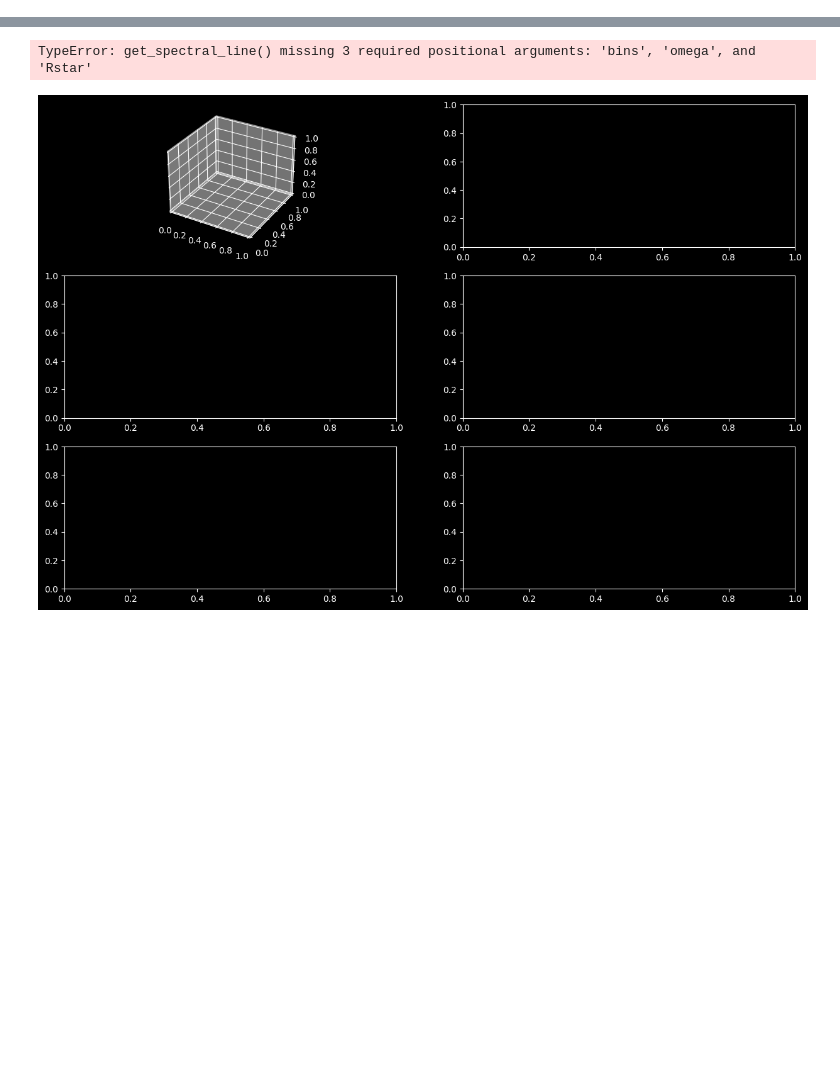
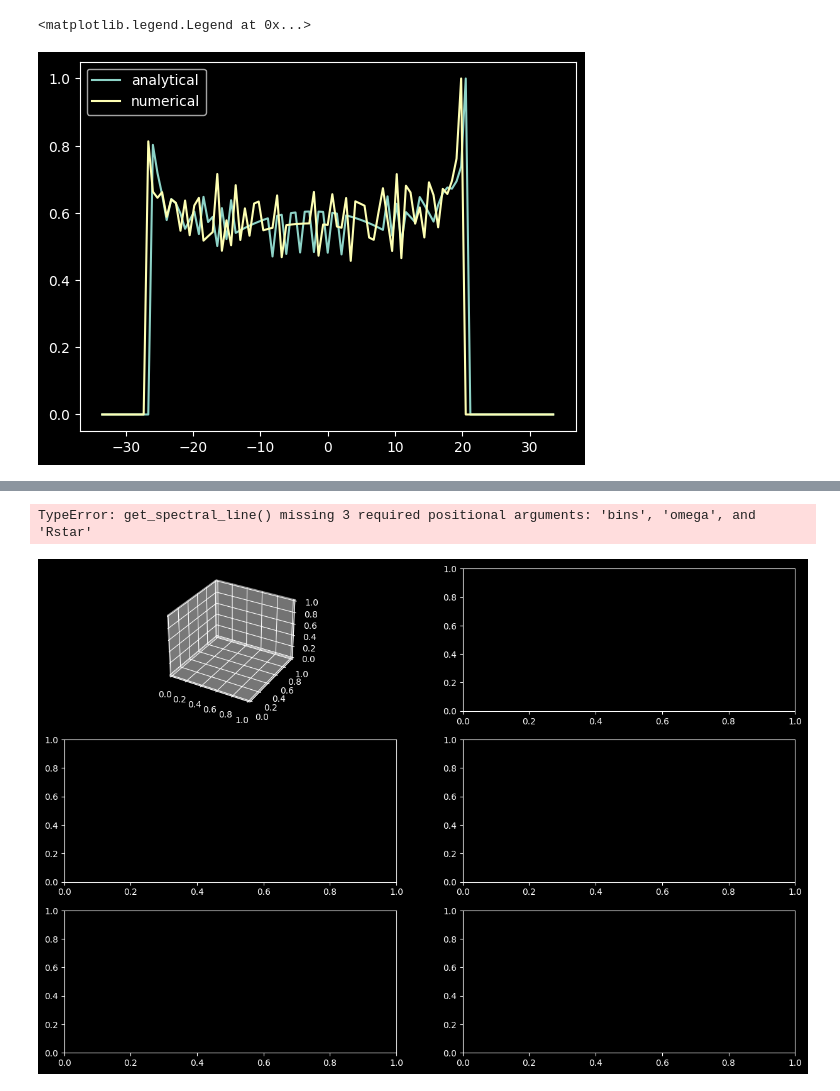
Before and after one commit to ekaterinailin/2023_10_Oblique_Ring, a Jupyter notebook: simple_calcs.ipynb, the cells around one changed output, grey strips where cells are left out. Drawn from its saved outputs; the diff is of its cells as text; code cells hidden in the pictures; blank space fills up the shorter version.

Commit message:
auroral ring class works

```diff
--- a/simple_calcs.ipynb
+++ b/simple_calcs.ipynb
@@ -232,7 +117,7 @@ class AuroralRing:
     """
 
     # init function takes the parameters of the ring and sets up the phi array
-    def __init__(self, i_rot, i_mag, latitude, width, Rstar, P_rot, N=1000):
+    def __init__(self, i_rot, i_mag, latitude, width, Rstar, P_rot, N=1000, gridsize=int(1e5), norm=10):
         """Initialize the AuroralRing class.
 
         Parameters
@@ -252,6 +137,11 @@ class AuroralRing:
         N : int
             The number of phase angles to use for the ring.
             The same is used for the velocity bins.
+        gridsize : int
+            The number of grid points to use for the numerical
+            calculation of the ring.
+        norm : float
+            The normalization factor to use for the flux.
         """
         self.i_rot = i_rot
         self.i_mag = i_mag
@@ -261,21 +151,26 @@ class AuroralRing:
         self.P_rot = P_rot
 
         # set up the phi array
-        self.phi = np.linspace(0, 2*np.pi, N)
+        self.phi = np.linspace(0, 2*np.pi, N*10)
 
         # calculate omega
         self.omega = 2 * np.pi / self.P_rot
 
         # set up velocity bins based on the highest possible velocity
-        vmax = 2 * np.pi * self.Rstar * 695700. / self.P_rot / 86400. # km/s
-        self.v_bins = np.linspace(-vmax, vmax, N)
+        vmax = self.omega * self.Rstar * 695700. / 86400. # km/s
+
+        self.v_bins = np.linspace(-vmax*1.05, vmax*1.05, N)
 
         # calculate max and min latitude of the ring using width
         self.lat_min = latitude - width/2
         self.lat_max = latitude + width/2
 
         # define binmids for the velocity bins
-        self.v_mids = (self.bins[1:] + self.bins[:-1]) / 2
+        self.v_mids = (self.v_bins[1:] + self.v_bins[:-1]) / 2
+
+        self.THETA, self.PHI = create_spherical_grid(int(gridsize))
+
+        self.norm = norm
 
     # define a method to get the flux of the ring
     def get_flux_analytically(self, alpha):
@@ -291,7 +186,8 @@ class AuroralRing:
         flux : array
             The flux of the ring at the given rotational phase.
         """
-        return get_analytical_spectral_line(self.phi, self.i_rot, self.i_mag, self.latitude, alpha, self.v_bins, self.omega, self.Rstar)
+        return get_analytical_spectral_line(self.phi, self.i_rot, self.i_mag, self.latitude,
+                                            alpha, self.v_bins, self.omega, self.Rstar, norm=self.norm)
 
     # define a method to get the flux of the ring numerically
     def get_flux_numerically(self, alpha):
@@ -308,7 +204,7 @@ class AuroralRing:
             The flux of the ring at the given rotational phase.
         """
         # get the x, y, z positions of the ring
-        (x, y, z), z_rot, _ = set_up_oblique_auroral_ring(self.lat_min, self.lat_max, self.Rstar)
+        (x, y, z), z_rot, _ = set_up_oblique_auroral_ring(self.THETA, self.PHI, self.lat_max, self.lat_min, self.i_rot, self.i_mag)
 
         # calculate the flux
         return numerical_spectral_line(alpha, x, y, z, z_rot, self.omega, self.Rstar, self.v_bins)
@@ -322,3 +211,25 @@ flux = ring.get_flux_analytically(np.pi/2)
+# %%
+
+# set up the ring
+ring = AuroralRing(i_rot=10/180*np.pi, i_mag=10 * np.pi/180, latitude=41.5*np.pi/180,
+                   width=0.5 * np.pi/180, Rstar=1, P_rot=0.5 * np.pi, N=100,
+                   norm=10, gridsize=int(4e5))
+
+# calculate the flux
+alpha = 110 * np.pi/180
+
+flux_analytical = ring.get_flux_analytically(alpha)
+
+# calculate the flux
+flux_numerical = ring.get_flux_numerically(alpha)
+
+
+plt.plot(ring.v_mids, flux_analytical, label='analytical')
+plt.plot(ring.v_mids, flux_numerical, label='numerical')
+plt.legend()
+# %% [output]
+<matplotlib.legend.Legend at 0x...>
+[figure, added]
 # %%
 # --- SET UP the numerical solution
 
```
Also changed, not shown: parts of 5 cells of this notebook, 2 other files.
